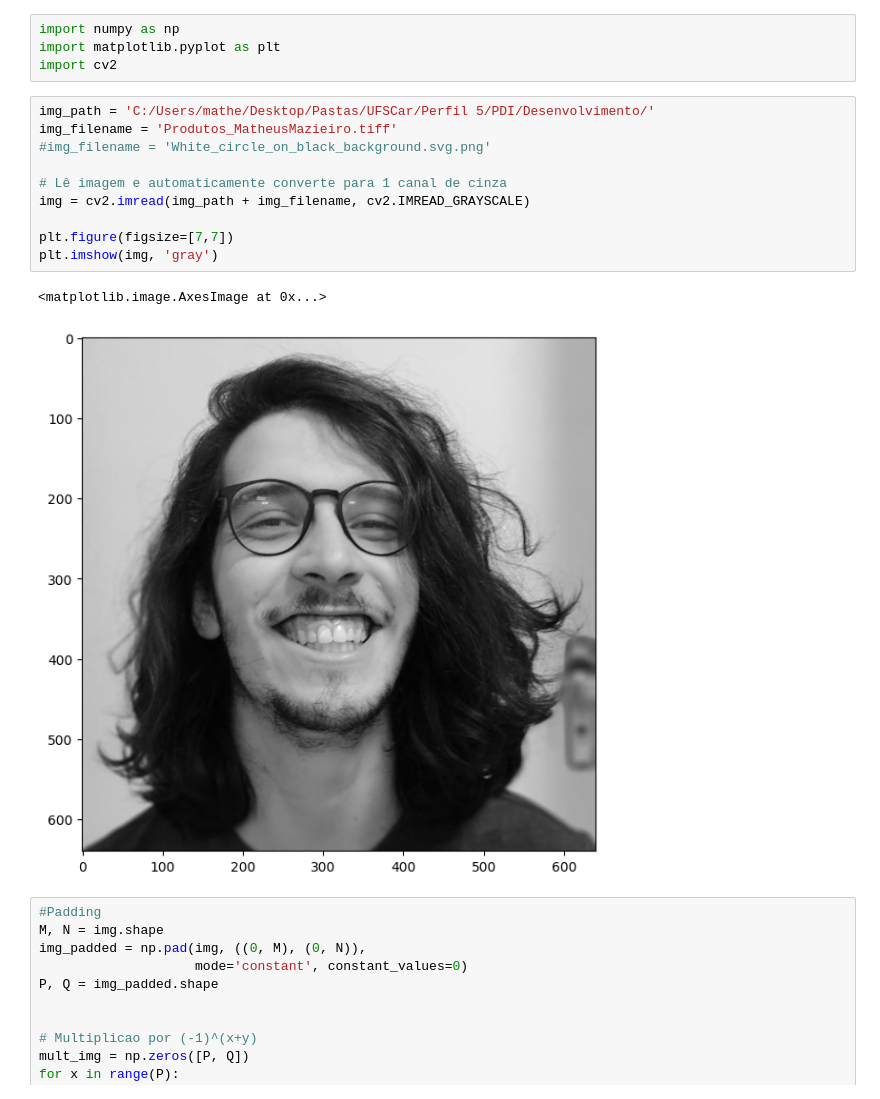
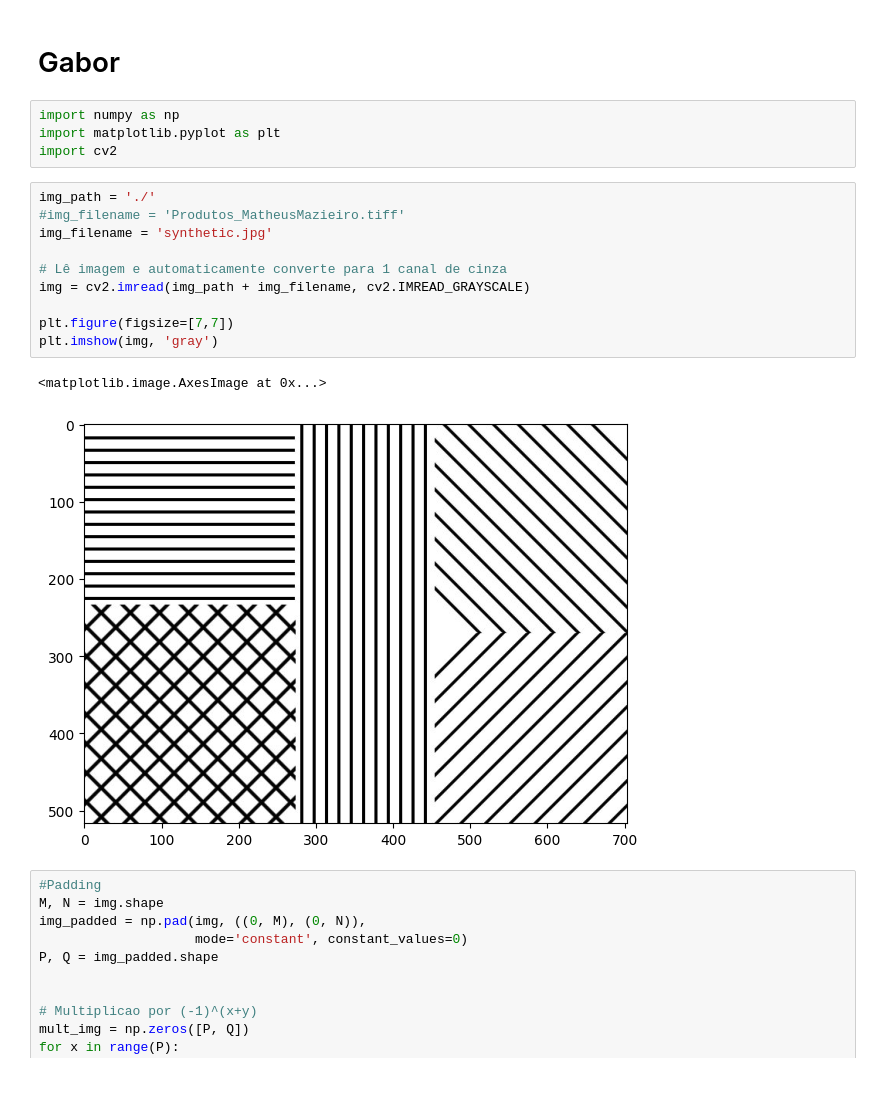
Before and after one commit to Matheus-Mazieiro/PDI-LogGabbor, a Jupyter notebook: GaborFilter.ipynb, the cells around one changed output. Saved outputs shown, nothing was run; the diff lists cells and outputs as text.

```diff
--- a/GaborFilter.ipynb
+++ b/GaborFilter.ipynb
@@ -1,20 +1,22 @@
+# %% [markdown]
+# Gabor
 # %%
 import numpy as np
 import matplotlib.pyplot as plt
 import cv2
 # %%
-img_path = 'C:/Users/mathe/Desktop/Pastas/UFSCar/Perfil 5/PDI/Desenvolvimento/'
-img_filename = 'Produtos_MatheusMazieiro.tiff'
-#img_filename = 'White_circle_on_black_background.svg.png'
+img_path = './'
+#img_filename = 'Produtos_MatheusMazieiro.tiff'
+img_filename = 'synthetic.jpg'
 
 # Lê imagem e automaticamente converte para 1 canal de cinza
 img = cv2.imread(img_path + img_filename, cv2.IMREAD_GRAYSCALE)
 
 plt.figure(figsize=[7,7])
 plt.imshow(img, 'gray')
 # %% [output]
 <matplotlib.image.AxesImage at 0x...>
-[figure, old version]
+[figure, new version]
 # %%
 #Padding
 M, N = img.shape
```
Also changed, not shown: parts of 3 cells of this notebook, 3 other files.
